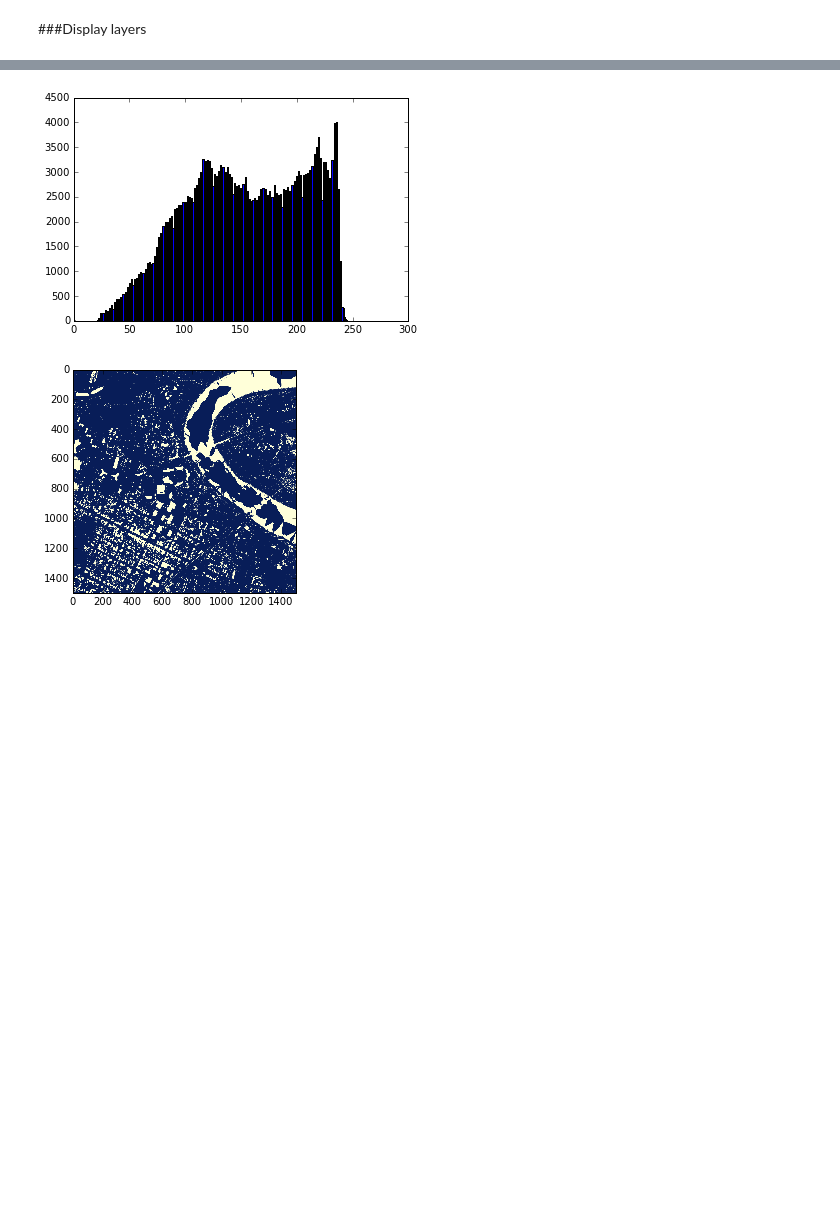
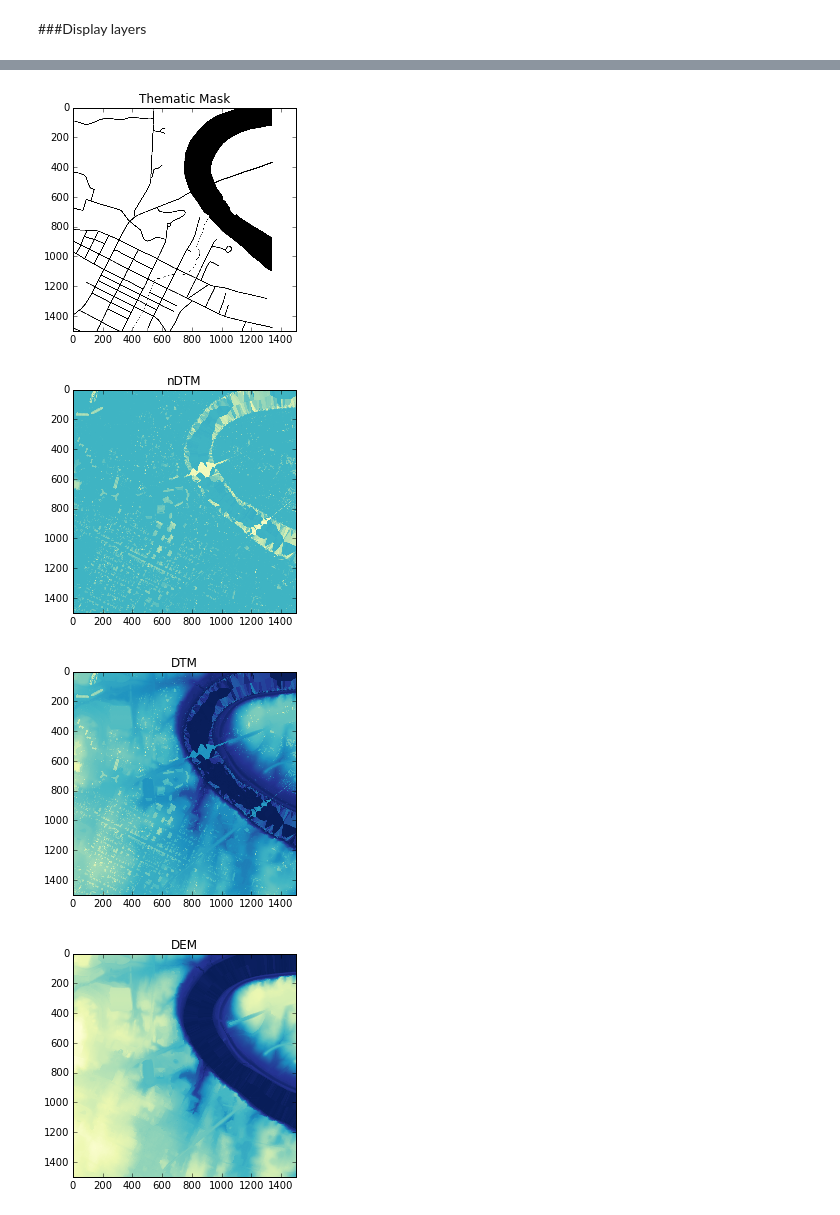
Before and after one commit to HKCaesar/Geoprocessing-Examples, a Jupyter notebook: BuildingExtraction.ipynb, the cells around one changed output, grey strips where cells are left out. Cells and saved outputs as stored; diff of their text form; code cells hidden in the pictures; blank space fills up the shorter version.

```diff
--- a/BuildingExtraction.ipynb
+++ b/BuildingExtraction.ipynb
@@ -255,39 +191,32 @@ plt.show()
-# %%
-plt.hist(masked_naip.ravel(), 256, [1, 256])
-plt.show()
-# %% [output]
-[figure, removed]
-# %%
-# distance = ndimage.distance_transform_edt(np.ma.MaskedArray(ndtm, mask=complete_mask))
-# local_maxi = peak_local_max(
-#     distance, indices=False, footprint=np.ones((3, 3)), labels=ndtm)
-# markers = ndimage.label(local_maxi)[0]
-# labels = watershed(-ndtm, markers, mask=complete_mask)
-# plt.imshow(labels)
-# plt.show()
-
-
-
-markers = np.zeros_like(ndtm)
-markers[ndtm < 3] = 1
-markers[ndtm >= 3] = 2
-segmented = watershed(ndtm, markers)
-plt.imshow(segmented)
-plt.show()
-
-meta = dtm_meta.copy()
-meta['dtype'] = np.uint8
-with rasterio.open('SEGMENTED.tif', 'w', **meta) as r:
-    r.write_band(1, segmented.astype(np.uint8))
-
-
-# edges = canny(-ndtm)
-# filled = ndimage.binary_fill_holes(edges)
-# meta = dtm_meta.copy()
-# meta['dtype'] = np.uint8
-# with rasterio.open('CANNY.tif', 'w', **meta) as r:
-#     r.write_band(1, filled.astype(np.uint8))
-# plt.imshow(filled)
-# plt.show()
-# %% [output]
-[figure, removed]
+# %%
+with rasterio.open(mask_path) as src:
+    thematic_mask = src.read_band(1).astype(np.bool_)
+
+plt.title("Thematic Mask")
+plt.imshow(thematic_mask)
+plt.set_cmap('binary')
+plt.show()
+
+plt.title("nDTM")
+plt.imshow(ndtm)
+plt.set_cmap('YlGnBu_r')
+plt.show()
+
+with rasterio.open(dtm_path) as dtm:
+    plt.title("DTM")
+    plt.imshow(dtm.read_band(1))
+    plt.show()
+
+with rasterio.open(dem_path) as dem:
+    plt.title("DEM")
+    plt.imshow(dem.read_band(1))
+    plt.show()
+
+plt.title("NAIP")
+plt.imshow(np.transpose(naip, [1,2,0]))
+plt.show()
+# %% [output]
+[figure, added]
+[figure, added]
+[figure, added]
+[figure, added]
```
Also changed, not shown: parts of 14 cells of this notebook.
